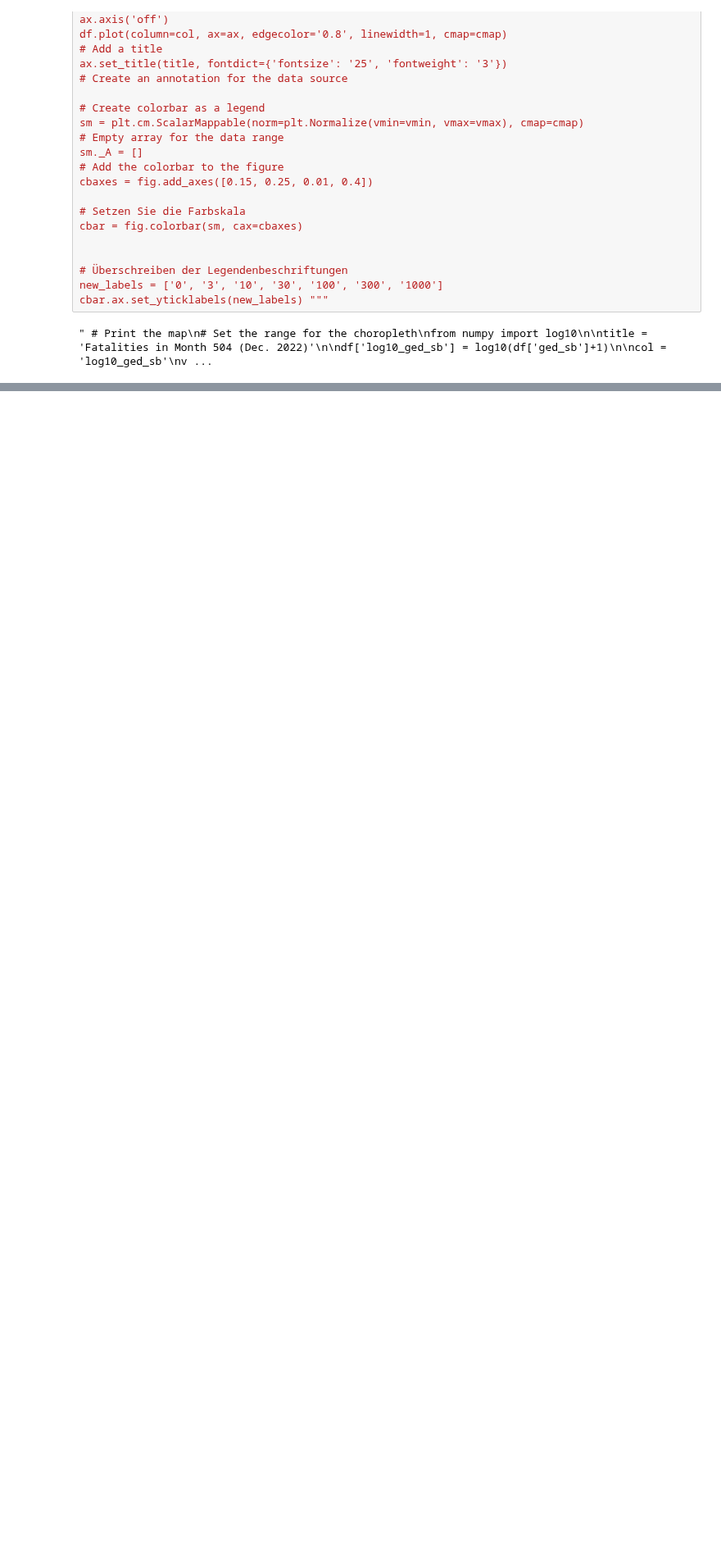
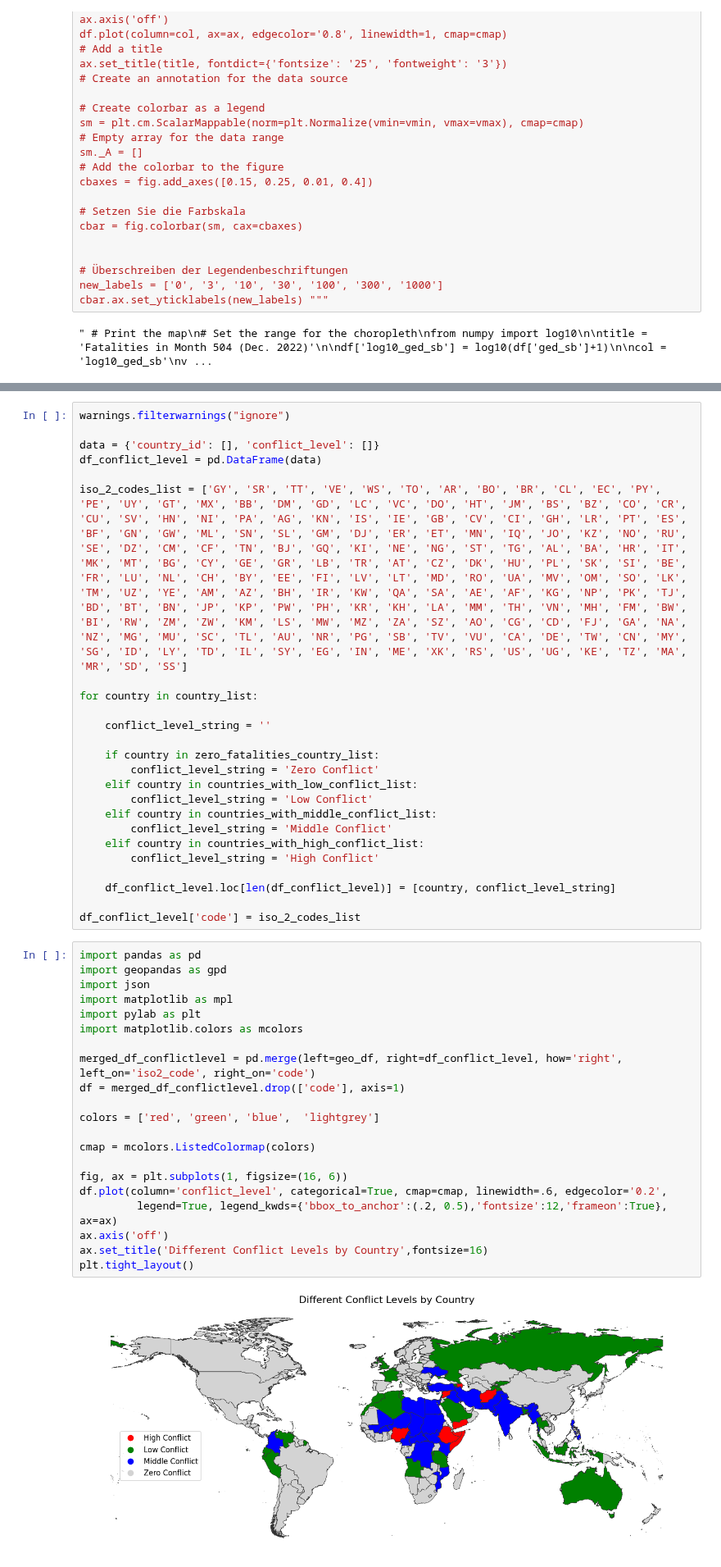
Before and after one commit to toboden/ConflictPredProbabilistic, a Jupyter notebook: plots_model_comp/dataset_description.ipynb, the cells around one changed output, grey strips where cells are left out. Shown at 82% size. Saved outputs shown, nothing was run; the diff lists cells and outputs as text; blank space fills up the shorter version.

```diff
--- a/plots_model_comp/dataset_description.ipynb
+++ b/plots_model_comp/dataset_description.ipynb
@@ -616,0 +686,47 @@ cbar.ax.set_yticklabels(new_labels)
+# %%
+warnings.filterwarnings("ignore")
+
+data = {'country_id': [], 'conflict_level': []}
+df_conflict_level = pd.DataFrame(data)
+
+iso_2_codes_list = ['GY', 'SR', 'TT', 'VE', 'WS', 'TO', 'AR', 'BO', 'BR', 'CL', 'EC', 'PY', 'PE', 'UY', 'GT', 'MX', 'BB', 'DM', 'GD', 'LC', 'VC', 'DO', 'HT', 'JM', 'BS', 'BZ', 'CO', 'CR', 'CU', 'SV', 'HN', 'NI', 'PA', 'AG', 'KN', 'IS', 'IE', 'GB', 'CV', 'CI', 'GH', 'LR', 'PT', 'ES', 'BF', 'GN', 'GW', 'ML', 'SN', 'SL', 'GM', 'DJ', 'ER', 'ET', 'MN', 'IQ', 'JO', 'KZ', 'NO', 'RU', 'SE', 'DZ', 'CM', 'CF', 'TN', 'BJ', 'GQ', 'KI', 'NE', 'NG', 'ST', 'TG', 'AL', 'BA', 'HR', 'IT', 'MK', 'MT', 'BG', 'CY', 'GE', 'GR', 'LB', 'TR', 'AT', 'CZ', 'DK', 'HU', 'PL', 'SK', 'SI', 'BE', 'FR', 'LU', 'NL', 'CH', 'BY', 'EE', 'FI', 'LV', 'LT', 'MD', 'RO', 'UA', 'MV', 'OM', 'SO', 'LK', 'TM', 'UZ', 'YE', 'AM', 'AZ', 'BH', 'IR', 'KW', 'QA', 'SA', 'AE', 'AF', 'KG', 'NP', 'PK', 'TJ', 'BD', 'BT', 'BN', 'JP', 'KP', 'PW', 'PH', 'KR', 'KH', 'LA', 'MM', 'TH', 'VN', 'MH', 'FM', 'BW', 'BI', 'RW', 'ZM', 'ZW', 'KM', 'LS', 'MW', 'MZ', 'ZA', 'SZ', 'AO', 'CG', 'CD', 'FJ', 'GA', 'NA', 'NZ', 'MG', 'MU', 'SC', 'TL', 'AU', 'NR', 'PG', 'SB', 'TV', 'VU', 'CA', 'DE', 'TW', 'CN', 'MY', 'SG', 'ID', 'LY', 'TD', 'IL', 'SY', 'EG', 'IN', 'ME', 'XK', 'RS', 'US', 'UG', 'KE', 'TZ', 'MA', 'MR', 'SD', 'SS']
+
+for country in country_list:
+
+    conflict_level_string = ''
+
+    if country in zero_fatalities_country_list:
+        conflict_level_string = 'Zero Conflict'
+    elif country in countries_with_low_conflict_list:
+        conflict_level_string = 'Low Conflict'
+    elif country in countries_with_middle_conflict_list:
+        conflict_level_string = 'Middle Conflict'
+    elif country in countries_with_high_conflict_list:
+        conflict_level_string = 'High Conflict'
+
+    df_conflict_level.loc[len(df_conflict_level)] = [country, conflict_level_string]
+
+df_conflict_level['code'] = iso_2_codes_list
+# %%
+import pandas as pd
+import geopandas as gpd
+import json
+import matplotlib as mpl
+import pylab as plt
+import matplotlib.colors as mcolors
+
+merged_df_conflictlevel = pd.merge(left=geo_df, right=df_conflict_level, how='right', left_on='iso2_code', right_on='code')
+df = merged_df_conflictlevel.drop(['code'], axis=1)
+
+colors = ['red', 'green', 'blue',  'lightgrey']
+
+cmap = mcolors.ListedColormap(colors)
+
+fig, ax = plt.subplots(1, figsize=(16, 6))
+df.plot(column='conflict_level', categorical=True, cmap=cmap, linewidth=.6, edgecolor='0.2',
+         legend=True, legend_kwds={'bbox_to_anchor':(.2, 0.5),'fontsize':12,'frameon':True}, ax=ax)
+ax.axis('off')
+ax.set_title('Different Conflict Levels by Country',fontsize=16)
+plt.tight_layout()
+# %% [output]
+[figure, added]
```
Also changed, not shown: parts of 11 cells of this notebook, 1 other file.
